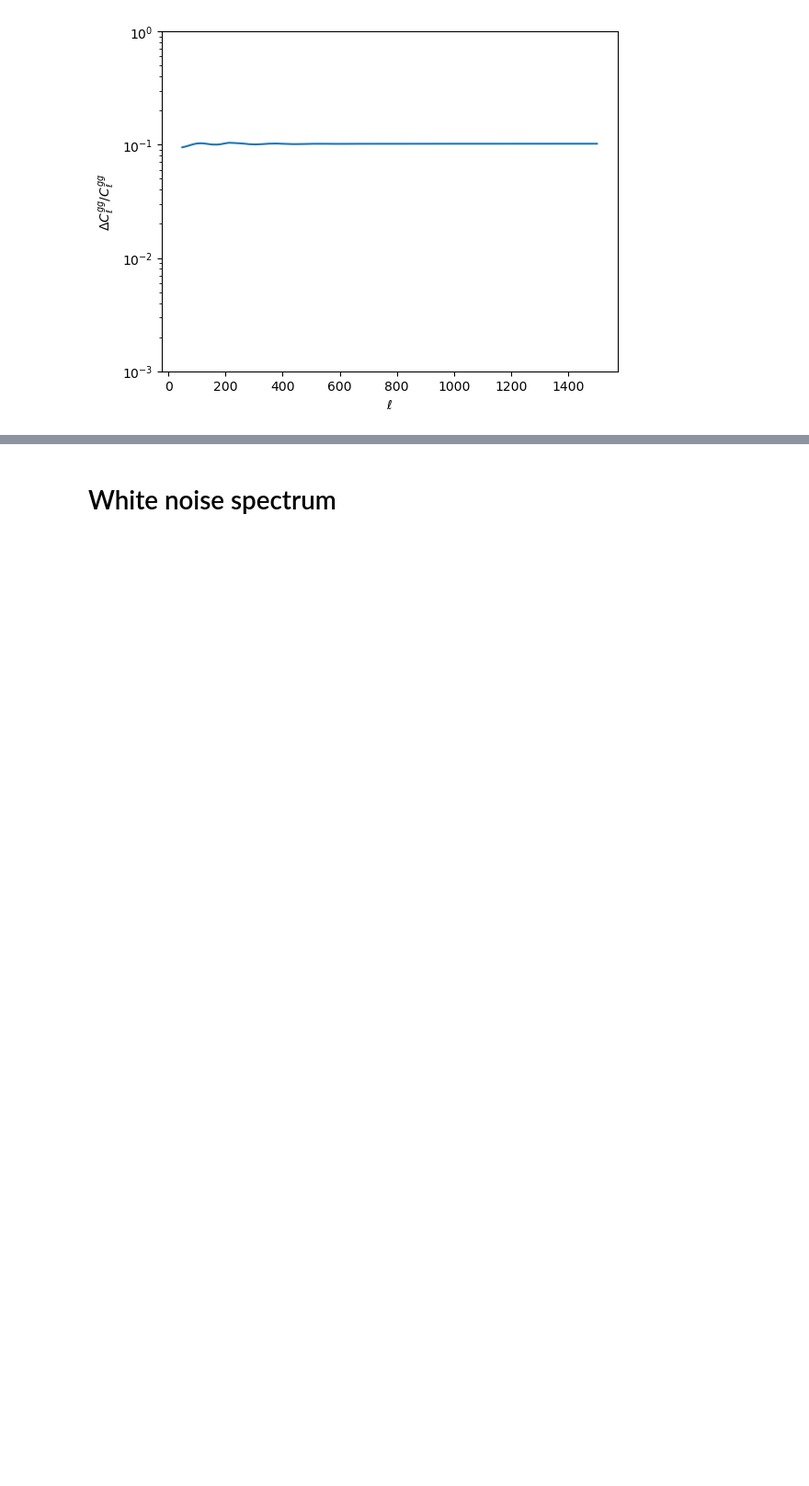
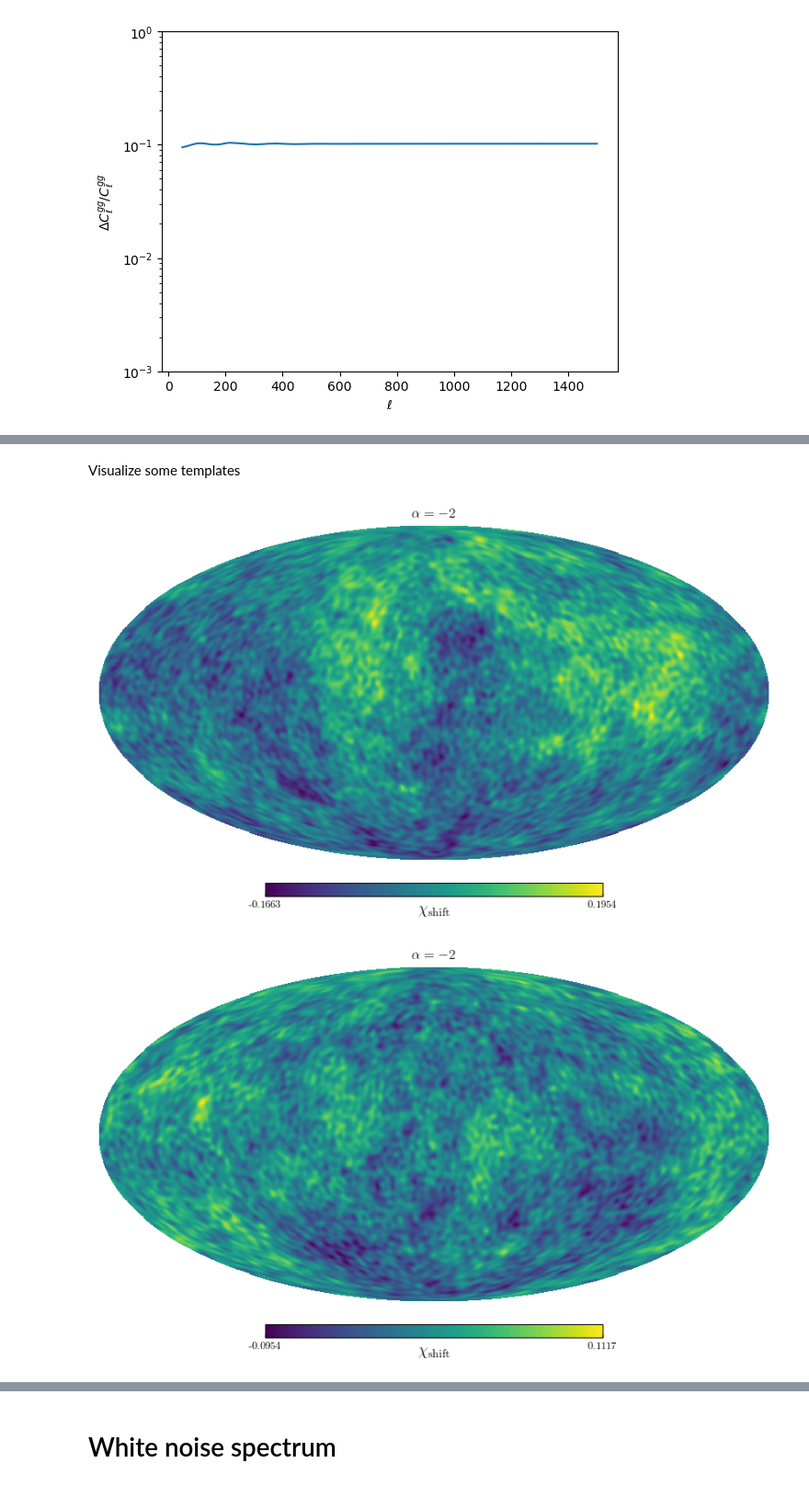
Before and after one commit to abaleato/CARDiAC, a Jupyter notebook: biases_code/galaxy_clustering_example.ipynb, the cells around one changed output, grey strips where cells are left out. Shown at 92% size. Saved outputs shown, nothing was run; the diff lists cells and outputs as text; code cells hidden in the pictures; blank space fills up the shorter version.

```diff
--- a/biases_code/galaxy_clustering_example.ipynb
+++ b/biases_code/galaxy_clustering_example.ipynb
@@ -12,6 +12,14 @@ import matplotlib.pyplot as plt
 import biases
 import utils
 import healpy as hp
+from scipy.interpolate import interp1d
+
+import os
+# Hack to get Latex working on Perlmutter. Due to Joe de Rose
+os.environ['PATH'] = '/global/common/sw/cray/sles15/x86_64/texlive/live/gcc/8.2.0/tiozj27/bin/x86_64-linux/:{}'.format(os.environ['PATH'])
+
+plt.style.use('/global/u1/a/ab2368/plt_styles/JCAP_paper.mplstyle')
+plots_dir = '/global/u1/a/ab2368/varying_dndzs/Varying_dndzs/paper/63ffea69c50c290da6f23d0e/plots/'
 
 %matplotlib inline
 %load_ext autoreload
@@ -142,0 +99,15 @@ plt.ylim([-0.05, 0.05])
+# %%
+sigma_zshifts = np.array([0.006]) #np.array([0.017*(1+z_mean), 0.01, 0.006, 0.003]) #np.array([2, 1, 0.1])*error_on_meanz
+alphas = np.array([-2, -1]) #np.array([-2, -1, 0])
+lmax_perts = np.array([100, 200, 300]) # The lmax of the perturbations we inject
+nside = 128
+title = 'general' #'redmagic' 'redmagic_wn
+# %%
+for alpha in alphas:
+    for sigma_zshift in sigma_zshifts:
+        for lmax_pert in lmax_perts:
+            zshift_template = utils.generate_template(nside, alpha, sigma_zshift, lmax_pert)
+            temp_exp = biases.experiment(sigma, z_mean, sigma_zshift, sigma_zwidth, zshift_template, bvec)
+            filename = '/pscratch/sd/a/ab2368/data/{}_alpha{}_lmaxpert{}_sigmazshift{}_nside{}'.format(title, alpha, lmax_pert, sigma_zshift, nside)
+            temp_exp.save_properties(filename)
+            temp_exp = biases.compute_contributions(filename)
@@ -142,0 +164,22 @@ plt.ylim([-0.05, 0.05])
+# %% [markdown]
+Visualize some templates
+# %%
+alphas = np.array([-2])
+sigma_zshifts = np.array([2, 1, 0.1])*error_on_meanz
+
+sigma_zshift_labels = np.array([r'\sigma_{\chi_0}=2\,\sigma_{\mathrm{RedMaGiC}}', r'\sigma_{\chi_0}=\sigma_{\mathrm{RedMaGiC}}', r'\sigma_{\chi_0}=\sigma_{\mathrm{RedMaGiC}}\,/\,10'])
+sigma_zshift_colors = np.array(['r', 'g', 'b'])
+alphas_ls = np.array(['-', '-.', ':'])
+alphas_labels = np.array([r'\alpha={}'.format(alphas[0])]) #np.array([r'\alpha={}'.format(alphas[0]), r'\alpha={}'.format(alphas[1]), r'\alpha={}'.format(alphas[2])])
+
+i=0
+for sigma_zshift, color, sigma_zshift_label in zip(sigma_zshifts, sigma_zshift_colors, sigma_zshift_labels):
+    for alpha, ls, alphas_label in zip(alphas, alphas_ls, alphas_labels):
+        filename = '/pscratch/sd/a/ab2368/data/redmagic_alpha{}_lmaxpert{}_sigmazshift{}_nside{}'.format(alpha, lmax_pert, sigma_zshift, nside)
+        loaded_exp = biases.load_from_file(filename)
+        hp.mollview(loaded_exp.zmean_shifts_array, title=r'$\alpha={}$'.format(alpha), unit=r'$\chi_{\mathrm{shift}}$', format='%.4f')
+        plt.show()
+    i+=1
+# %% [output]
+[figure, added]
+[figure, added]
```
Also changed, not shown: parts of 16 cells of this notebook.
